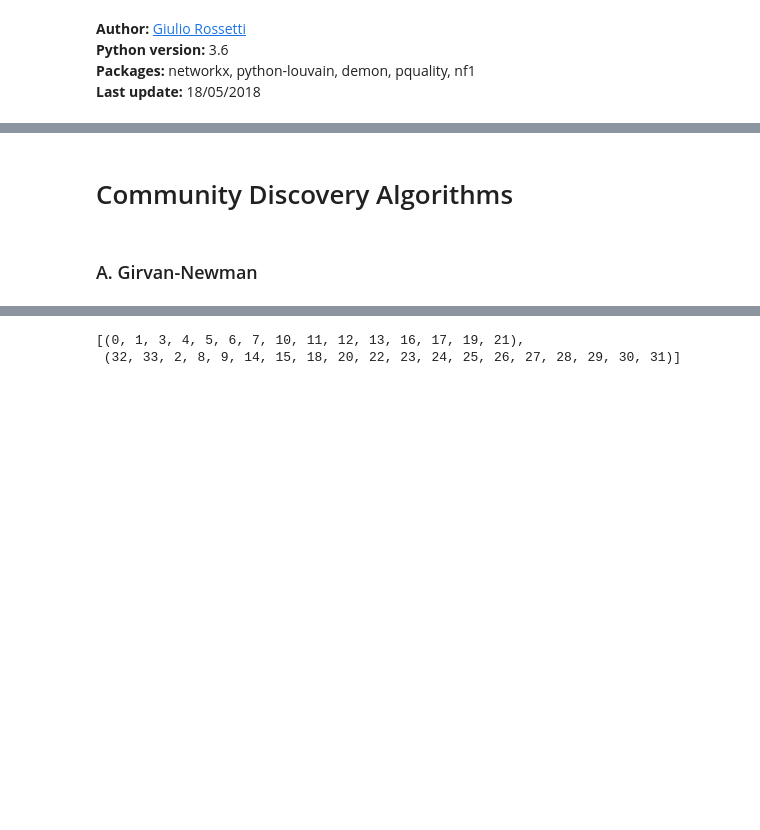
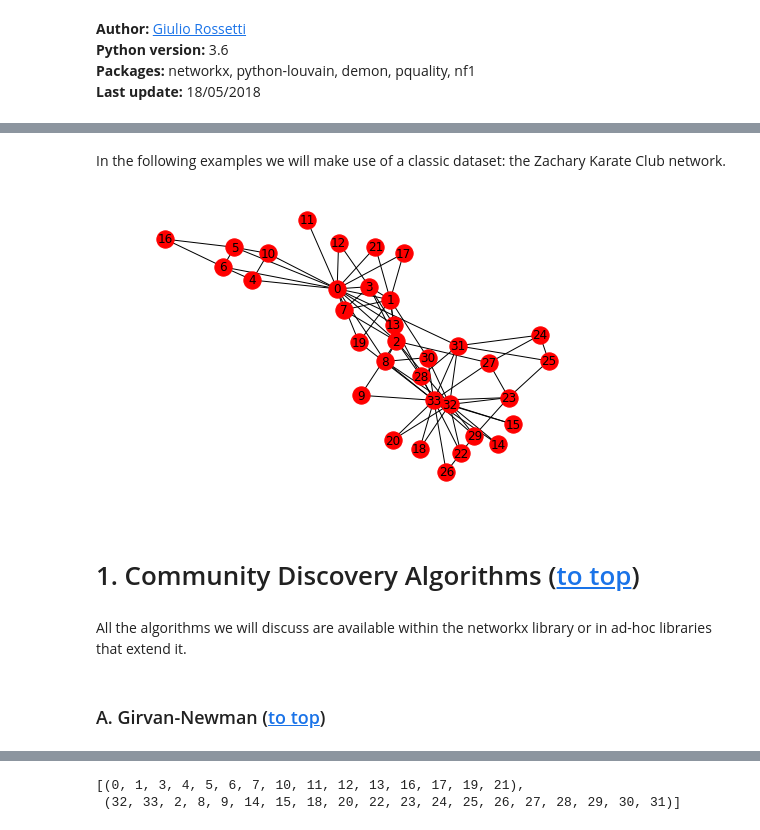
Before and after one commit to KDDComplexNetworkAnalysis/CNA_Tutorials, a Jupyter notebook: CommunityDiscovery.ipynb, the cells around one changed output, grey strips where cells are left out. Drawn from its saved outputs; the diff is of its cells as text; code cells hidden in the pictures; blank space fills up the shorter version.

```diff
--- a/CommunityDiscovery.ipynb
+++ b/CommunityDiscovery.ipynb
@@ -13,9 +31,19 @@
 import networkx as nx
+# %% [markdown]
+In the following examples we will make use of a classic dataset: the Zachary Karate Club network.
 # %%
 g = nx.karate_club_graph()
+# %%
+nx.draw(g, with_labels=True)
+# %% [output]
+[figure, added]
+# %% [markdown]
+<a id='cd'></a>
+# 1. Community Discovery Algorithms ([to top](#top))
+# %% [markdown]
+All the algorithms we will discuss are available within the networkx library or in ad-hoc libraries that extend it.
 # %%
 from networkx.algorithms import community
-# %% [markdown]
-# Community Discovery Algorithms
 # %% [markdown]
-### A. Girvan-Newman
+<a id='gn'></a>
+### A. Girvan-Newman ([to top](#top))
```
Also changed, not shown: parts of 45 cells of this notebook.
